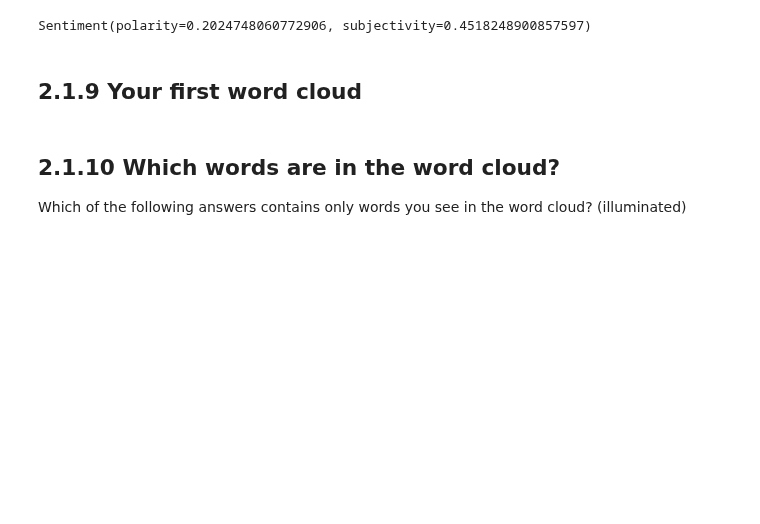
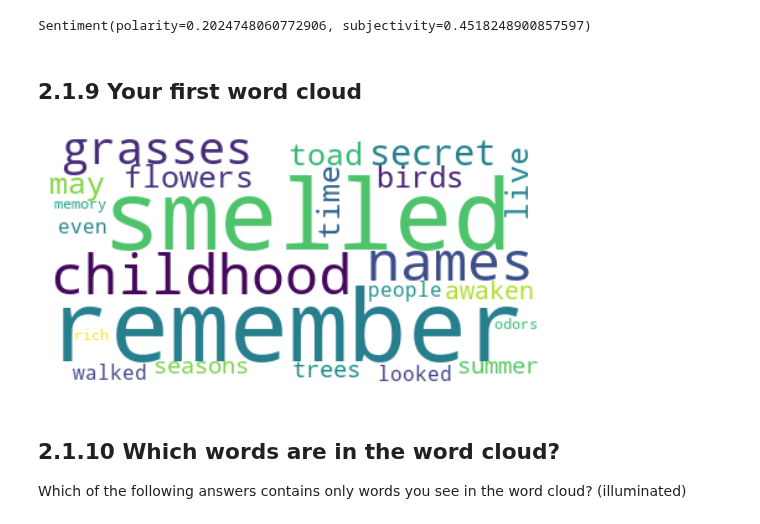
Before and after one commit to oecorrechag/natural_language_processing, a Jupyter notebook: 2. Sentiment Analysis in Python/notebooks/2.1.0_Sentiment Analysis Nuts and Bolts.ipynb, the cells around one changed output. Drawn from its saved outputs; the diff is of its cells as text; code cells hidden in the pictures; blank space fills up the shorter version.

```diff
--- a/2. Sentiment Analysis in Python/notebooks/2.1.0_Sentiment Analysis Nuts and Bolts.ipynb
+++ b/2. Sentiment Analysis in Python/notebooks/2.1.0_Sentiment Analysis Nuts and Bolts.ipynb
@@ -116,14 +114,16 @@ Sentiment(polarity=0.2024748060772906, subjectivity=0.4518248900857597)
 # %% [markdown]
 ## 2.1.9 Your first word cloud
 # %%
-# # Generate the word cloud from the east_of_eden string
-# cloud_east_of_eden = WordCloud(background_color="white").generate(east_of_eden)
+# Generate the word cloud from the east_of_eden string
+cloud_east_of_eden = WordCloud(background_color="white").generate(east_of_eden)
 
-# # Create a figure of the generated cloud
-# plt.imshow(cloud_east_of_eden, interpolation='bilinear')
-# plt.axis('off')
-# # Display the figure
-# plt.show()
+# Create a figure of the generated cloud
+plt.imshow(cloud_east_of_eden, interpolation='bilinear')
+plt.axis('off')
+# Display the figure
+plt.show()
+# %% [output]
+[figure, added]
 # %% [markdown]
 ## 2.1.10 Which words are in the word cloud?
 
```
Also changed, not shown: parts of 5 cells of this notebook, 1 other file.
